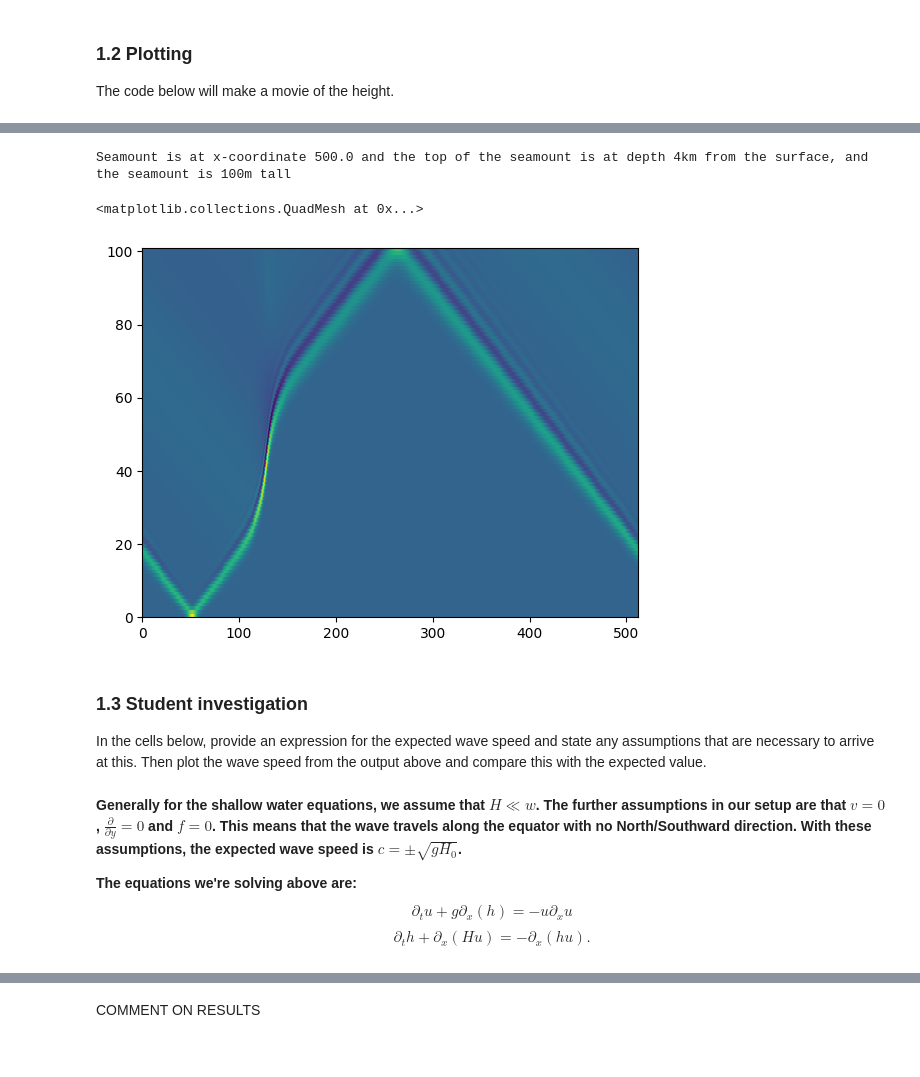
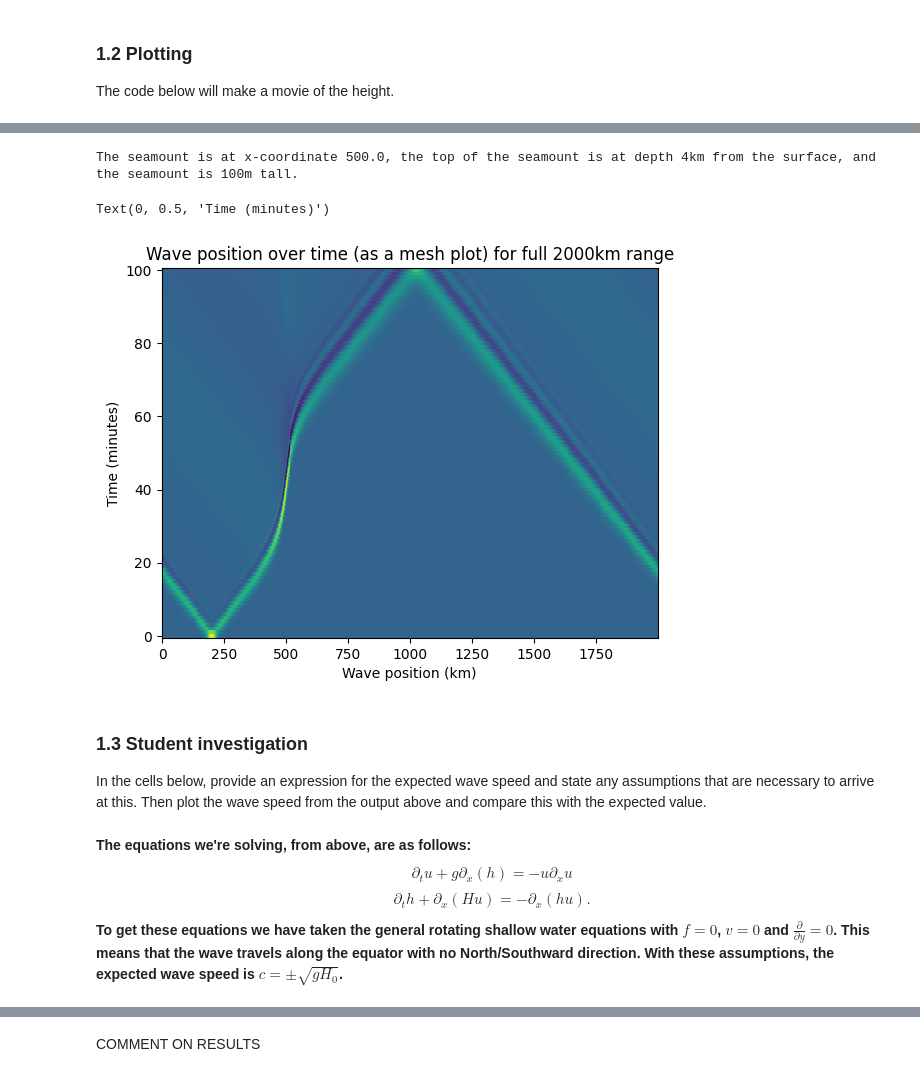
Before and after one commit to isabelgilchristmiller/QCES, a Jupyter notebook: Project3_tsunami.ipynb, the cells around one changed output, grey strips where cells are left out. Saved outputs shown, nothing was run; the diff lists cells and outputs as text; code cells hidden in the pictures.

```diff
--- a/Project3_tsunami.ipynb
+++ b/Project3_tsunami.ipynb
@@ -239,21 +234,24 @@ INFO:matplotlib.animation:MovieWriter._run: running command: ffmpeg -f rawvideo
 [interactive output not drawn]
 [figure]
 # %%
-print(f"Seamount is at x-coordinate {x2/1000} and the top of the seamount is at depth 4km from the surface, and the seamount is 100m tall")
+print(f"The seamount is at x-coordinate {x2/1000}, the top of the seamount is at depth 4km from the surface, and the seamount is 100m tall.")
 # %% [output]
-Seamount is at x-coordinate 500.0 and the top of the seamount is at depth 4km from the surface, and the seamount is 100m tall
+The seamount is at x-coordinate 500.0, the top of the seamount is at depth 4km from the surface, and the seamount is 100m tall.
-# %%
-plt.pcolormesh(h_save)
-# %% [output]
-<matplotlib.collections.QuadMesh at 0x...>
-[figure, removed]
+# %%
+plt.pcolormesh(x/kilometer, np.array(t_save)/minute, h_save)
+plt.title('Wave position over time (as a mesh plot) for full 2000km range')
+plt.xlabel('Wave position (km)')
+plt.ylabel('Time (minutes)')
+# %% [output]
+Text(0, 0.5, 'Time (minutes)')
+[figure, added]
 # %% [markdown]
 ### 1.3 Student investigation
 <a id='section1pt3'></a>
 In the cells below, provide an expression for the expected wave speed and state any assumptions that are necessary to arrive at this. Then plot the wave speed from the output above and compare this with the expected value.
 # %% [markdown]
-**Generally for the shallow water equations, we assume that $H≪w$. The further assumptions in our setup are that $v=0$, $\frac{\partial}{\partial y}=0$ and $f=0$. This means that the wave travels along the equator with no North/Southward direction. With these assumptions, the expected wave speed is $c=\pm\sqrt{gH_0}$.**
-
-**The equations we're solving above are:**
+**The equations we're solving, from above, are as follows:**
 $$ \partial_t u + g \partial_x(h) = - u\partial_x u$$
 $$ \partial_t h + \partial_x(Hu) = -\partial_x(hu).$$
+
+**To get these equations we have taken the general rotating shallow water equations with $f=0$, $v=0$ and $\frac{\partial}{\partial y}=0$. This means that the wave travels along the equator with no North/Southward direction. With these assumptions, the expected wave speed is $c=\pm\sqrt{gH_0}$.**
```
Also changed, not shown: parts of 13 cells of this notebook.
